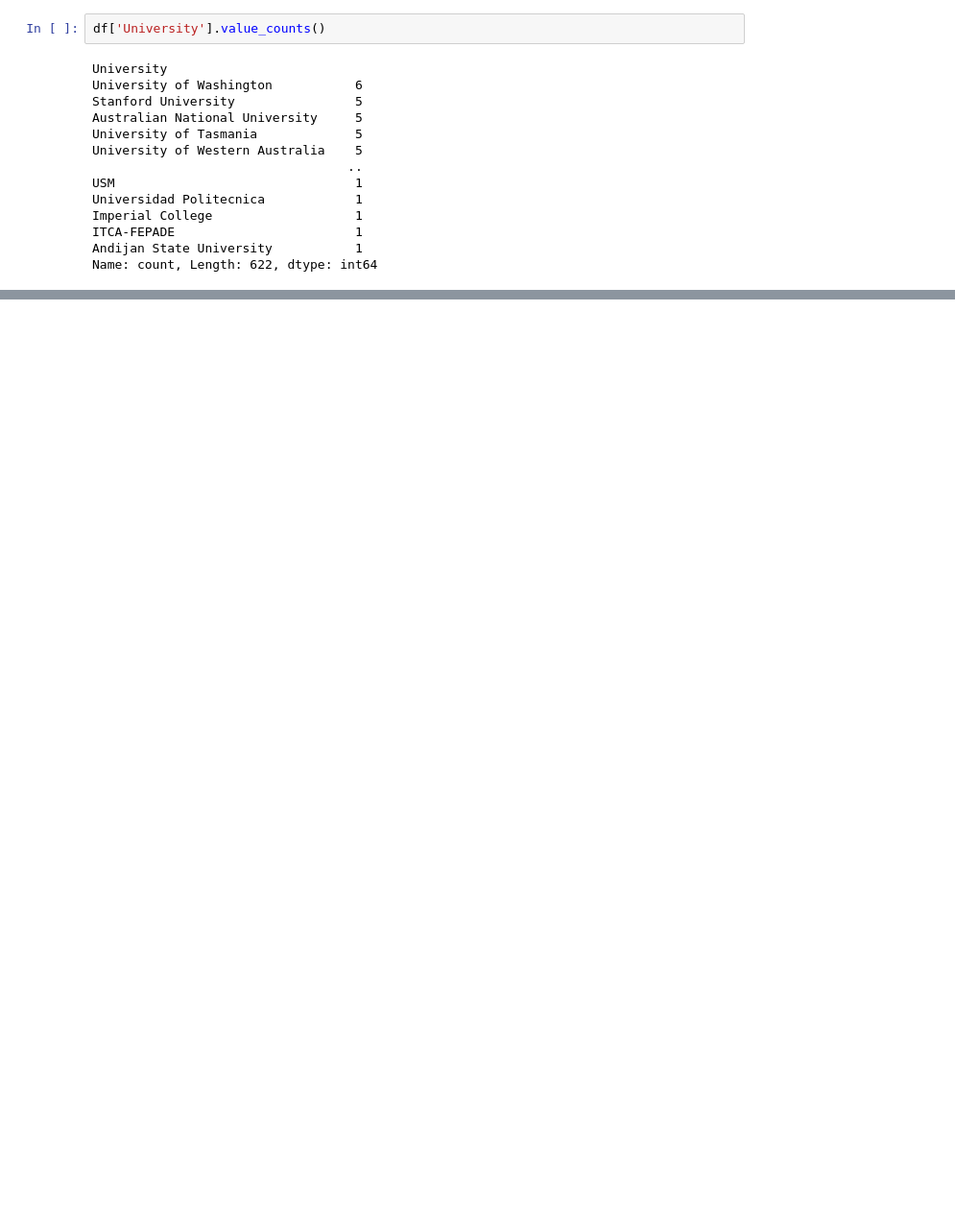
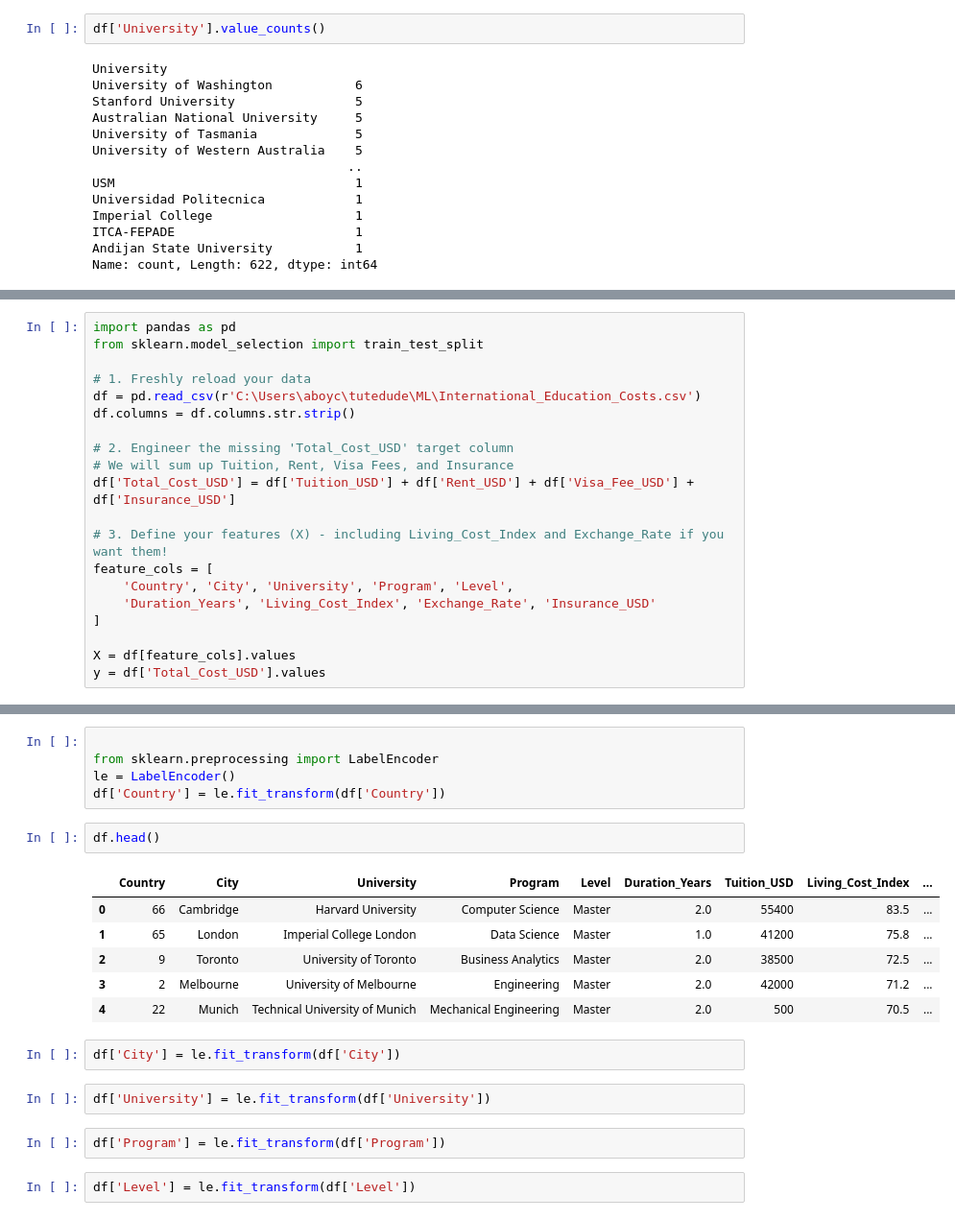
Before and after one commit to ashuwebdevloper/GEN-AI, a Jupyter notebook: ML/demo_ML_Project.ipynb, the cells around one changed output, grey strips where cells are left out. Shown at 96% size. Drawn from its saved outputs; the diff is of its cells as text; blank space fills up the shorter version.

```diff
--- a/ML/demo_ML_Project.ipynb
+++ b/ML/demo_ML_Project.ipynb
@@ -404,0 +416,20 @@ NameError: name 'university' is not defined
+# %%
+import pandas as pd
+from sklearn.model_selection import train_test_split
+
+# 1. Freshly reload your data
+df = pd.read_csv(r'C:\Users\aboyc\tutedude\ML\International_Education_Costs.csv')
+df.columns = df.columns.str.strip()
+
+# 2. Engineer the missing 'Total_Cost_USD' target column
+# We will sum up Tuition, Rent, Visa Fees, and Insurance
+df['Total_Cost_USD'] = df['Tuition_USD'] + df['Rent_USD'] + df['Visa_Fee_USD'] + df['Insurance_USD']
+
+# 3. Define your features (X) - including Living_Cost_Index and Exchange_Rate if you want them!
+feature_cols = [
+    'Country', 'City', 'University', 'Program', 'Level',
+    'Duration_Years', 'Living_Cost_Index', 'Exchange_Rate', 'Insurance_USD'
+]
+
+X = df[feature_cols].values
+y = df['Total_Cost_USD'].values
@@ -404,0 +445,22 @@ NameError: name 'university' is not defined
+# %%
+
+from sklearn.preprocessing import LabelEncoder
+le = LabelEncoder()
+df['Country'] = le.fit_transform(df['Country'])
+# %%
+df.head()
+# %% [output]
+|  | Country | City | University | Program | Level | Duration_Years | Tuition_USD | Living_Cost_Index | ... |
+| 0 | 66 | Cambridge | Harvard University | Computer Science | Master | 2.0 | 55400 | 83.5 | ... |
+| 1 | 65 | London | Imperial College London | Data Science | Master | 1.0 | 41200 | 75.8 | ... |
+| 2 | 9 | Toronto | University of Toronto | Business Analytics | Master | 2.0 | 38500 | 72.5 | ... |
+| 3 | 2 | Melbourne | University of Melbourne | Engineering | Master | 2.0 | 42000 | 71.2 | ... |
+| 4 | 22 | Munich | Technical University of Munich | Mechanical Engineering | Master | 2.0 | 500 | 70.5 | ... |
+# %%
+df['City'] = le.fit_transform(df['City'])
+# %%
+df['University'] = le.fit_transform(df['University'])
+# %%
+df['Program'] = le.fit_transform(df['Program'])
+# %%
+df['Level'] = le.fit_transform(df['Level'])
```
Also changed, not shown: parts of 59 cells of this notebook.
